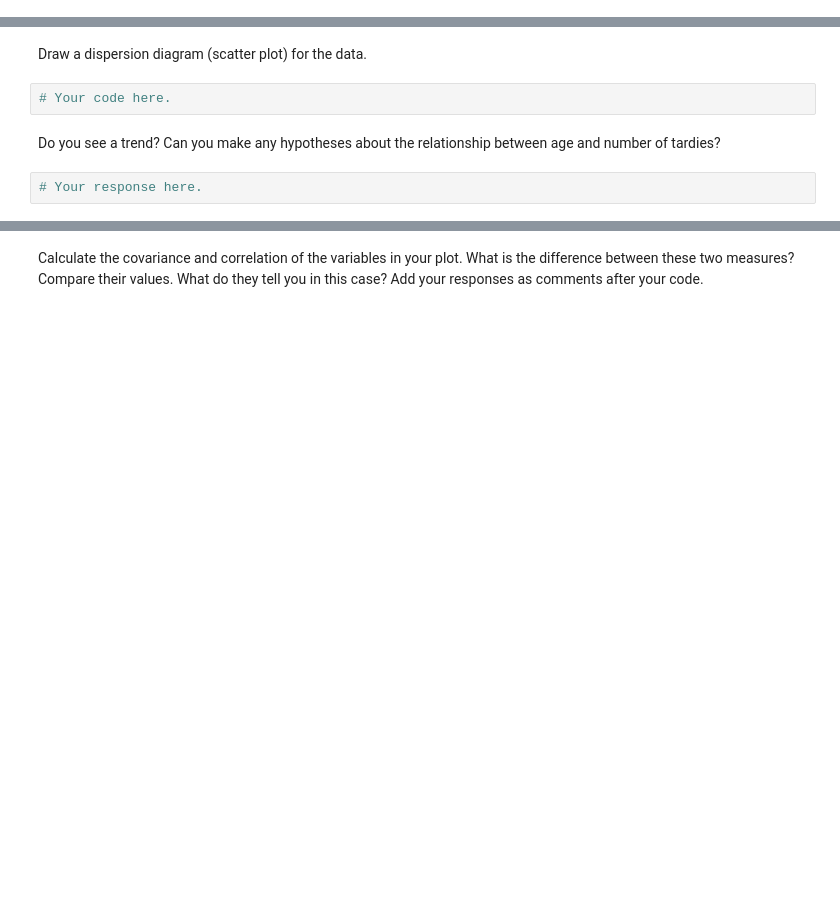
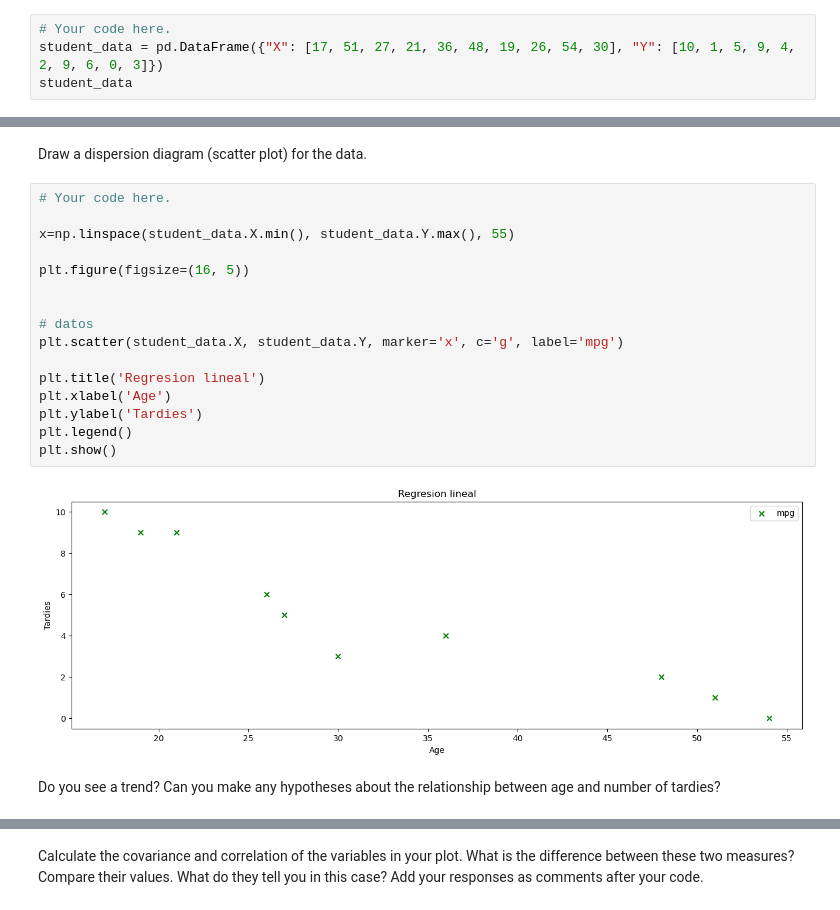
Before and after one commit to Ironhack-Data-Madrid-Abril-2023/7.3-lab_regression_analysis, a Jupyter notebook: your-code.ipynb, the cells around one changed output, grey strips where cells are left out. Saved outputs shown, nothing was run; the diff lists cells and outputs as text; blank space fills up the shorter version.

```diff
--- a/your-code.ipynb
+++ b/your-code.ipynb
@@ -36,0 +41,4 @@ student_data = pd.DataFrame({'X': [x_values], 'Y': [y_values]})
+# %%
+# Your code here.
+student_data = pd.DataFrame({"X": [17, 51, 27, 21, 36, 48, 19, 26, 54, 30], "Y": [10, 1, 5, 9, 4, 2, 9, 6, 0, 3]})
+student_data
@@ -37,8 +57,22 @@ student_data = pd.DataFrame({'X': [x_values], 'Y': [y_values]})
 # %% [markdown]
 Draw a dispersion diagram (scatter plot) for the data.
-# %%
-# Your code here.
+# %%
+# Your code here.
+
+x=np.linspace(student_data.X.min(), student_data.Y.max(), 55)
+
+plt.figure(figsize=(16, 5))
+
+
+# datos
+plt.scatter(student_data.X, student_data.Y, marker='x', c='g', label='mpg')
+
+plt.title('Regresion lineal')
+plt.xlabel('Age')
+plt.ylabel('Tardies')
+plt.legend()
+plt.show()
+# %% [output]
+[figure, added]
 # %% [markdown]
 Do you see a trend? Can you make any hypotheses about the relationship between age and number of tardies?
-# %%
-# Your response here.
```
Also changed, not shown: parts of 40 cells of this notebook.
